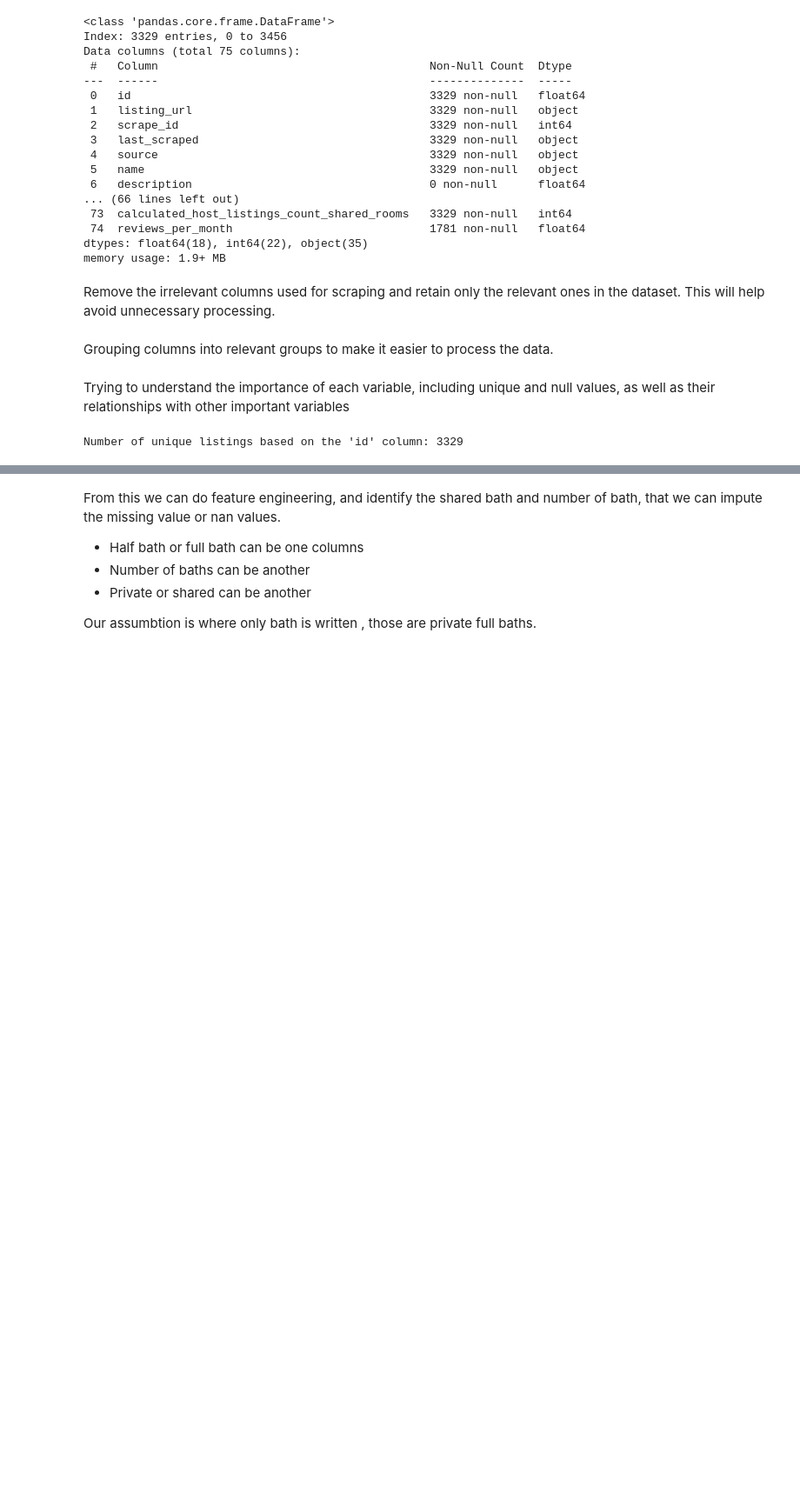
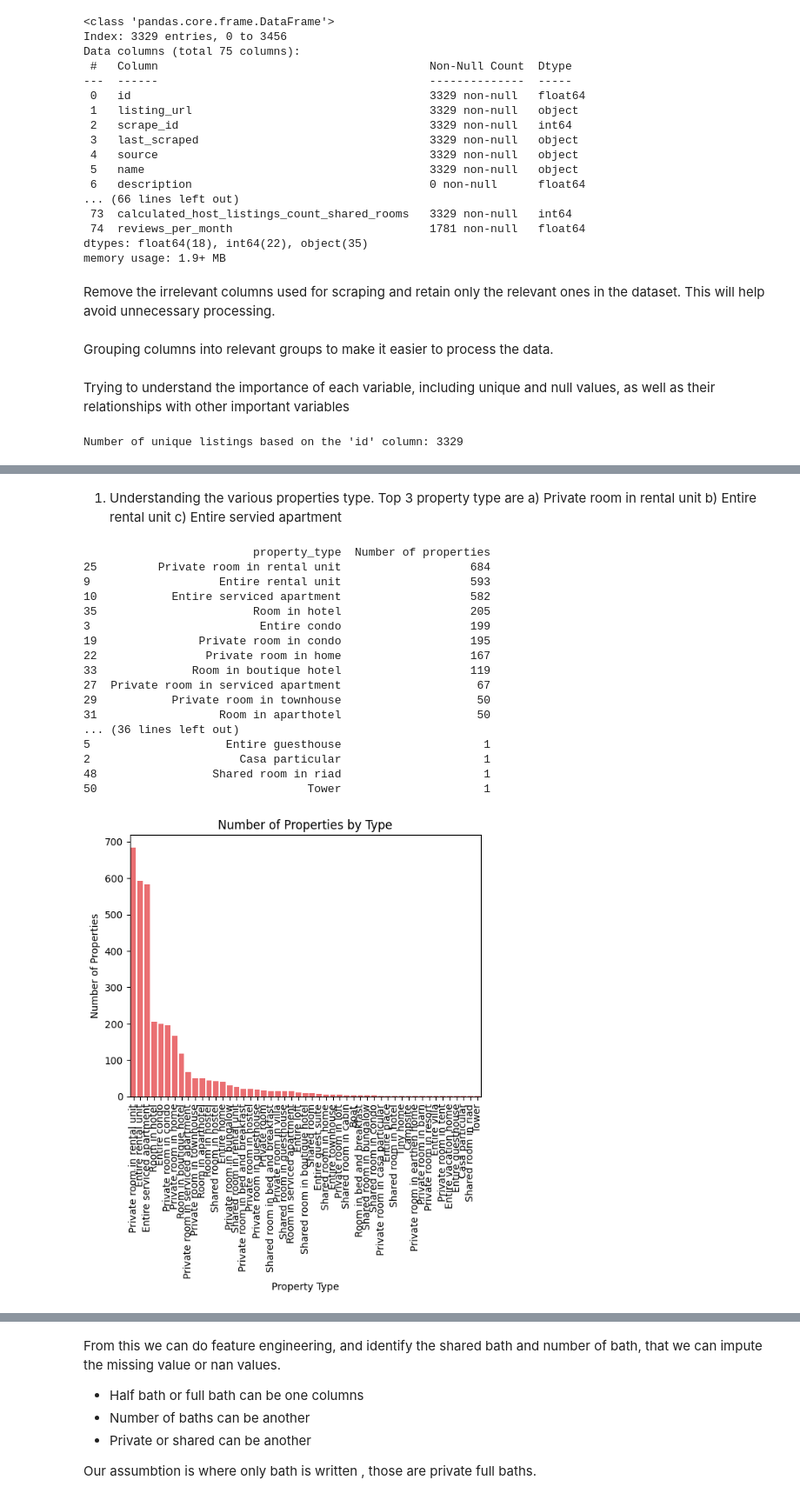
Before and after one commit to NeerajMehta15/Airbnb-Price-Predictor, a Jupyter notebook: EDA/EDA.ipynb, the cells around one changed output, grey strips where cells are left out. Shown at 87% size. Cells and saved outputs as stored; diff of their text form; code cells hidden in the pictures; blank space fills up the shorter version.

```diff
--- a/EDA/EDA.ipynb
+++ b/EDA/EDA.ipynb
@@ -158,0 +172,37 @@ bnb_listing.pivot_table(values='property_type', index='property_type', columns='
+# %% [markdown]
+1. Understanding the various properties type. Top 3 property type are a) Private room in rental unit b) Entire rental unit c) Entire servied apartment
+# %%
+unique_property_types = bnb_listing['property_type'].unique()
+
+# Group by property_type and count occurrences
+total_property = bnb_listing.groupby('property_type')['property_type'].count().reset_index(name='Number of properties')
+print(total_property.sort_values(by='Number of properties', ascending=False))
+
+
+sns.barplot(x='property_type', y='Number of properties', data=total_property.sort_values(by='Number of properties', ascending=False),color='#FF5A5F')
+
+# Customize the plot
+plt.xticks(rotation=90)  # Rotate x-axis labels for better readability
+plt.title('Number of Properties by Type')
+plt.xlabel('Property Type')
+plt.ylabel('Number of Properties')
+plt.show()
+# %% [output]
+                         property_type  Number of properties
+25         Private room in rental unit                   684
+9                   Entire rental unit                   593
+10           Entire serviced apartment                   582
+35                       Room in hotel                   205
+3                         Entire condo                   199
+19               Private room in condo                   195
+22                Private room in home                   167
+33              Room in boutique hotel                   119
+27  Private room in serviced apartment                    67
+29           Private room in townhouse                    50
+31                  Room in aparthotel                    50
+... (36 lines left out)
+5                    Entire guesthouse                     1
+2                      Casa particular                     1
+48                 Shared room in riad                     1
+50                               Tower                     1
+[figure, added]
```
Also changed, not shown: parts of 58 cells of this notebook.
